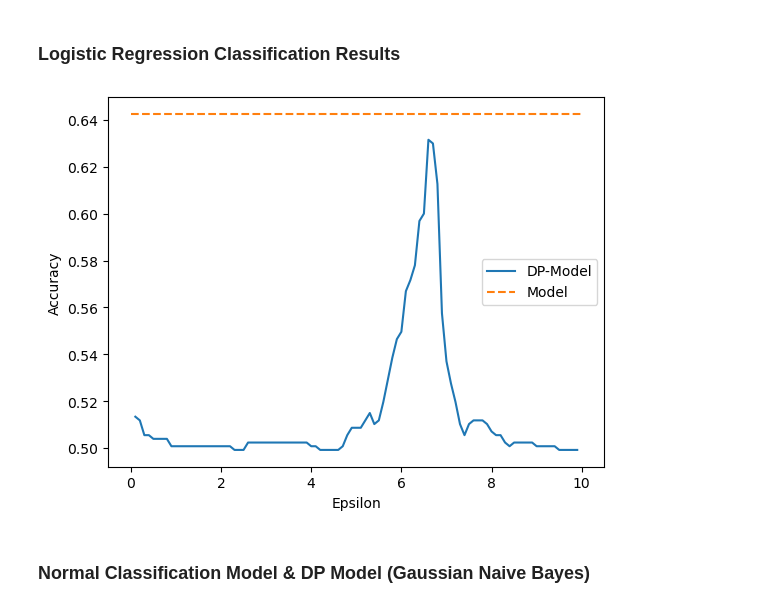
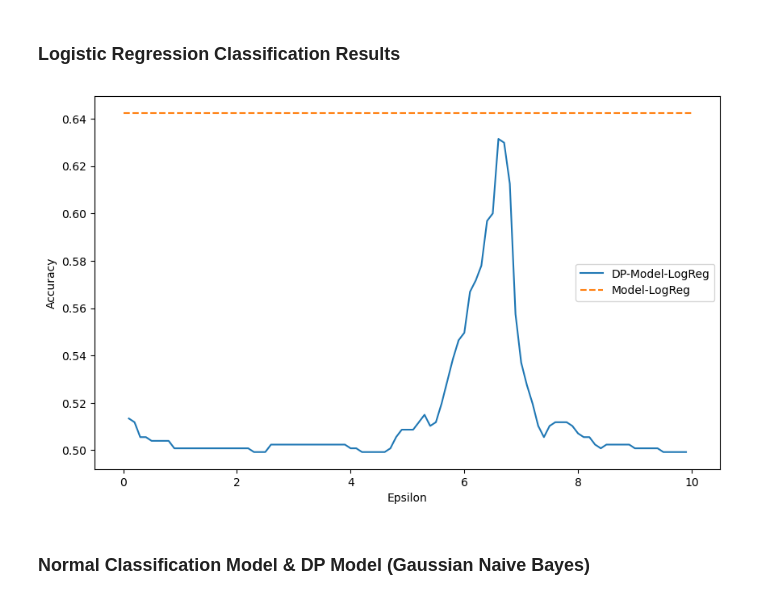
Before and after one commit to Kekkodf/Master-Thesis, a Jupyter notebook: Code/DP_Notebook.ipynb, the cells around one changed output. Cells and saved outputs as stored; diff of their text form; code cells hidden in the pictures.

Commit message:
Final graphs

```diff
--- a/Code/DP_Notebook.ipynb
+++ b/Code/DP_Notebook.ipynb
@@ -255,18 +255,19 @@ Accuracy in the Privacy Model: 51.34%
 # %%
 accuracy_dp_score = []
 for epsilon in np.arange(0.1, 10, 0.1):
     dp_model = LogisticRegressionDP(epsilon=epsilon, data_norm=5, random_state=0, max_iter=1000)
     dp_model.fit(X_train, y_train)
     accuracy_dp_score.append(dp_model.score(X_test, y_test))
 
-plt.plot(np.arange(0.1, 10, 0.1), accuracy_dp_score, label='DP-Model')
-plt.plot([0, 10], [accuracy_model_score[0], accuracy_model_score[0]], label='Model', linestyle='--')
+plt.figure(figsize=(10, 6))
+plt.plot(np.arange(0.1, 10, 0.1), accuracy_dp_score, label='DP-Model-LogReg')
+plt.plot([0, 10], [accuracy_model_score[0], accuracy_model_score[0]], label='Model-LogReg', linestyle='--')
 plt.xlabel('Epsilon')
 plt.ylabel('Accuracy')
 plt.legend()
 plt.show()
 # %% [output]
-[figure, old version]
+[figure, new version]
 # %% [markdown]
 ### Normal Classification Model & DP Model (Gaussian Naive Bayes)
 # %%
```
Also changed, not shown: parts of 8 cells of this notebook, 2 other files.
